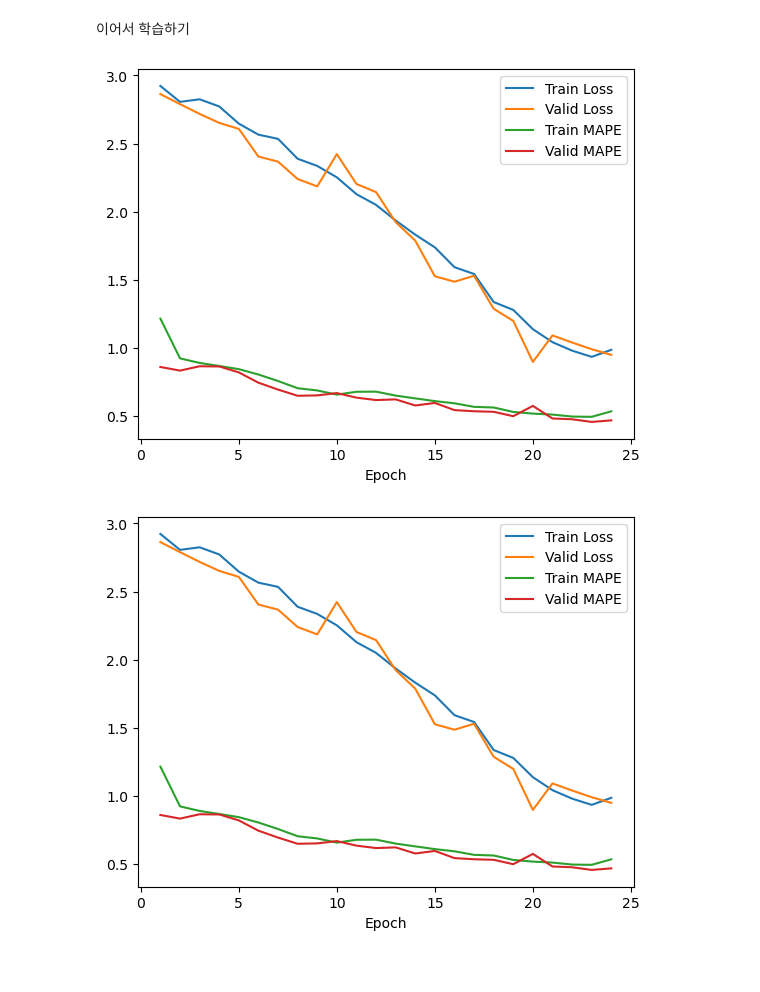
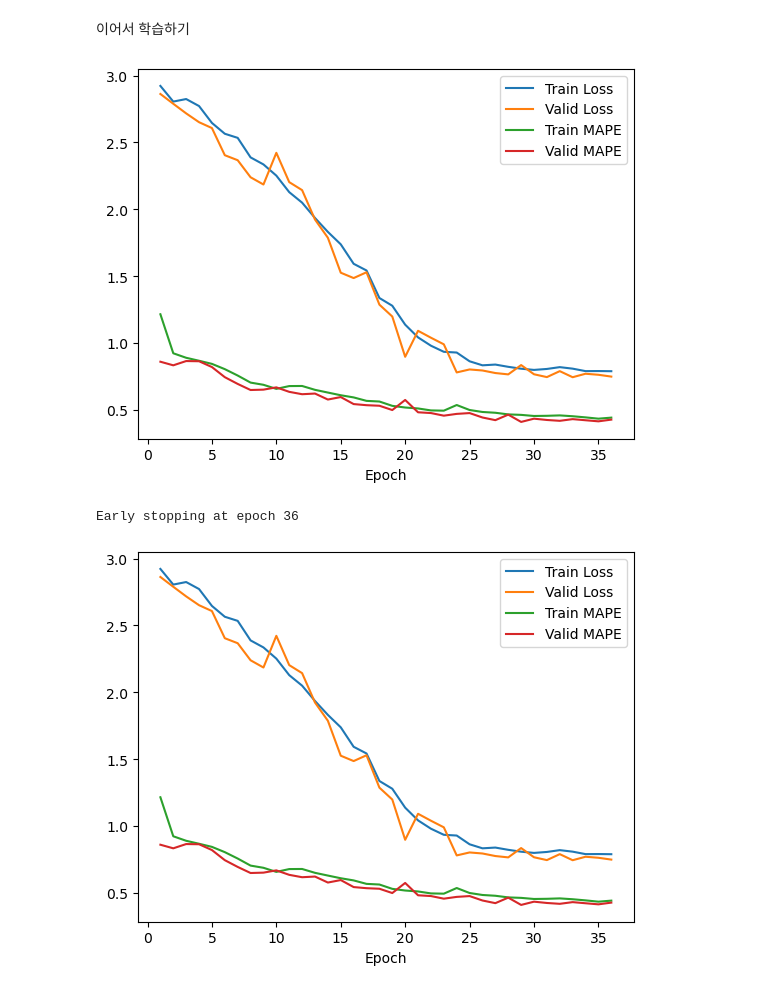
Before and after one commit to HiverXD/Traffic-Congestion-Prediction, a Jupyter notebook: src/baseline_train_refactoring.ipynb, the cells around one changed output. Drawn from its saved outputs; the diff is of its cells as text; code cells hidden in the pictures.

```diff
--- a/src/baseline_train_refactoring.ipynb
+++ b/src/baseline_train_refactoring.ipynb
@@ -140,7 +140,7 @@ for name, ModelClass in models.items():
         auto_save=True,
         save_dir=SAVE_DIR
     )
-    trainer.fit()
+    #trainer.fit()
 
     # (5) 가중치 저장
     # save_path = os.path.join(SAVE_DIR, f"{name}.pth")
@@ -250,23 +249,24 @@ history = {'train_loss': [2.9227825364274898,
 # %%
 # 1) Trainer 준비 (epochs=N 은 "추가 학습할 epoch 수")
 trainer = Trainer(
     model, train_loader, valid_loader,
     optimizer, criterion,
-    epochs=1, device=DEVICE,
+    epochs=30, device=DEVICE,
     auto_save=True, save_dir="./checkpoints"
 )
 
 # 2) 외부에서 미리 로드한 가중치·history가 있으면
 trainer.load_checkpoint(
     state_dict   = torch.load("./checkpoints/STGCNWithAux.pth"),
     history      = history
 )
 
 # 3) 이어서 학습
 trainer.fit()
 # %% [output]
-[figure, old version]
+[figure, new version]
+Early stopping at epoch 36
-[figure, old version]
+[figure, new version]
 # %%
 from dataset.traffic_dataset import EDGE_INDEX, EDGE_ATTR
 from dataset.dataset_config import week_steps, C_origin
```
Also changed, not shown: parts of 2 cells of this notebook, 7 other files.
